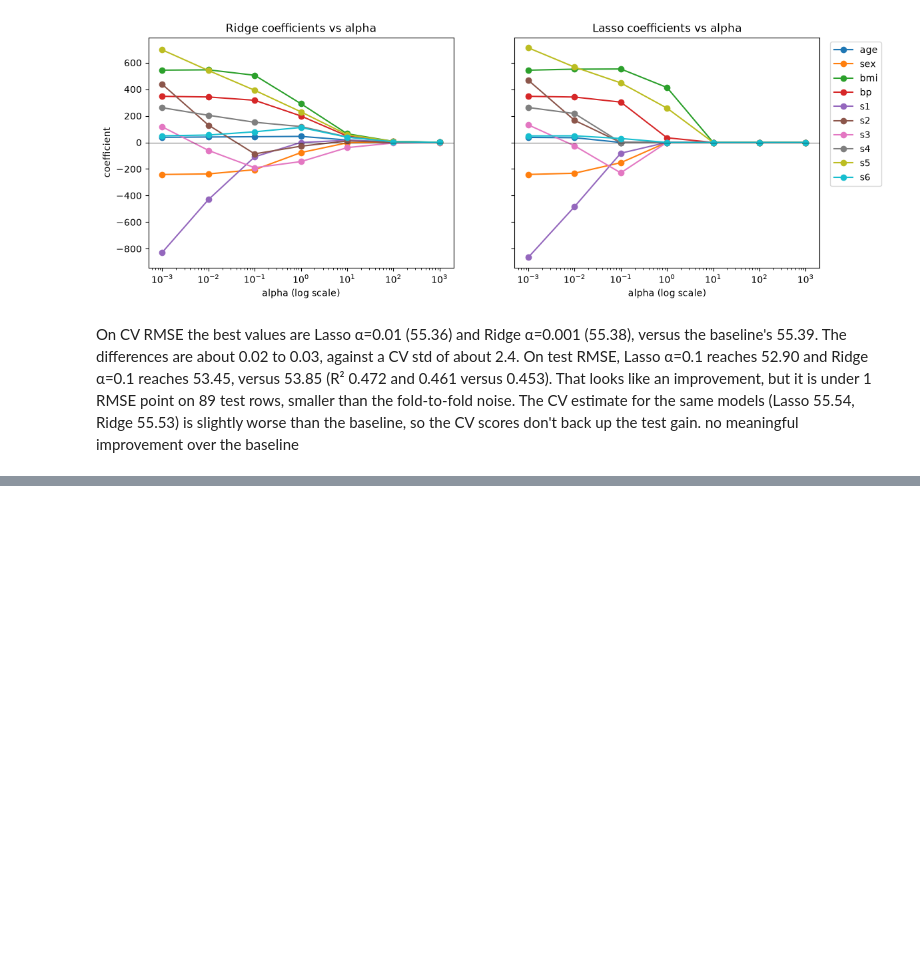
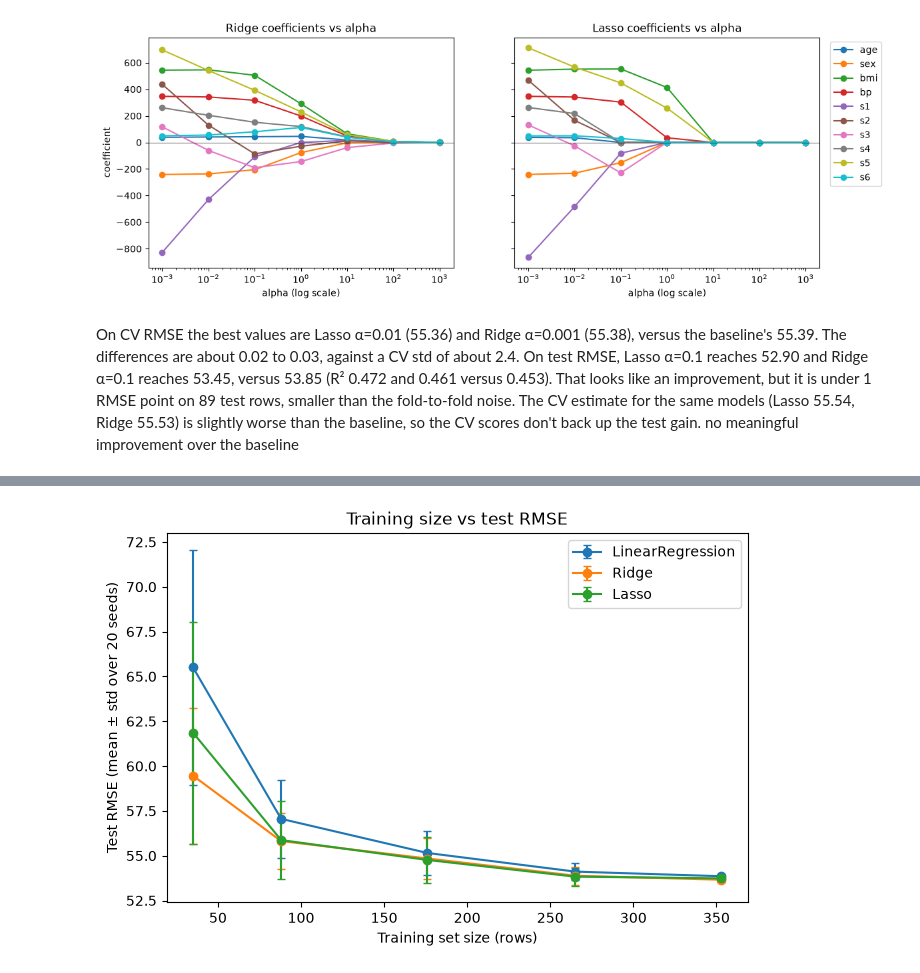
Before and after one commit to Anubhav-2915/Regularization-Study, a Jupyter notebook: notebooks/01_baseline.ipynb, the cells around one changed output, grey strips where cells are left out. Saved outputs shown, nothing was run; the diff lists cells and outputs as text; code cells hidden in the pictures; blank space fills up the shorter version.

```diff
--- a/notebooks/01_baseline.ipynb
+++ b/notebooks/01_baseline.ipynb
@@ -391,0 +446,10 @@ no meaningful improvement over the baseline
+# %%
+summary = (size_results
+    .groupby(["model", "fraction", "n_train"])
+    .agg(test_RMSE_mean=("test_RMSE", "mean"), test_RMSE_std=("test_RMSE", "std"),
+        test_R2_mean=("test_R2", "mean"), test_R2_std=("test_R2", "std"),
+        median_alpha=("best_alpha", "median"),
+        mean_zero_coefs=("n_zero_coefs", "mean"))
+    .reset_index())
+summary.to_csv("D:/Research Project/results/tables/training_size_summary.csv", index=False)
+summary.round(3)
@@ -391,0 +473,14 @@ no meaningful improvement over the baseline
+# %%
+plt.figure(figsize=(7.5, 4.8))
+for name in ["LinearRegression", "Ridge", "Lasso"]:
+    d = summary[summary.model == name]
+    plt.errorbar(d.n_train, d.test_RMSE_mean, yerr=d.test_RMSE_std,
+                    marker="o", capsize=3, label=name)
+plt.xlabel("Training set size (rows)")
+plt.ylabel("Test RMSE (mean ± std over 20 seeds)")
+plt.title("Training size vs test RMSE")
+plt.legend()
+plt.savefig("D:/Research Project/results/figures/size_vs_test_rmse.png", dpi=150, bbox_inches="tight")
+plt.show()
+# %% [output]
+[figure, added]
```
Also changed, not shown: parts of 6 cells of this notebook, 5 other files.
